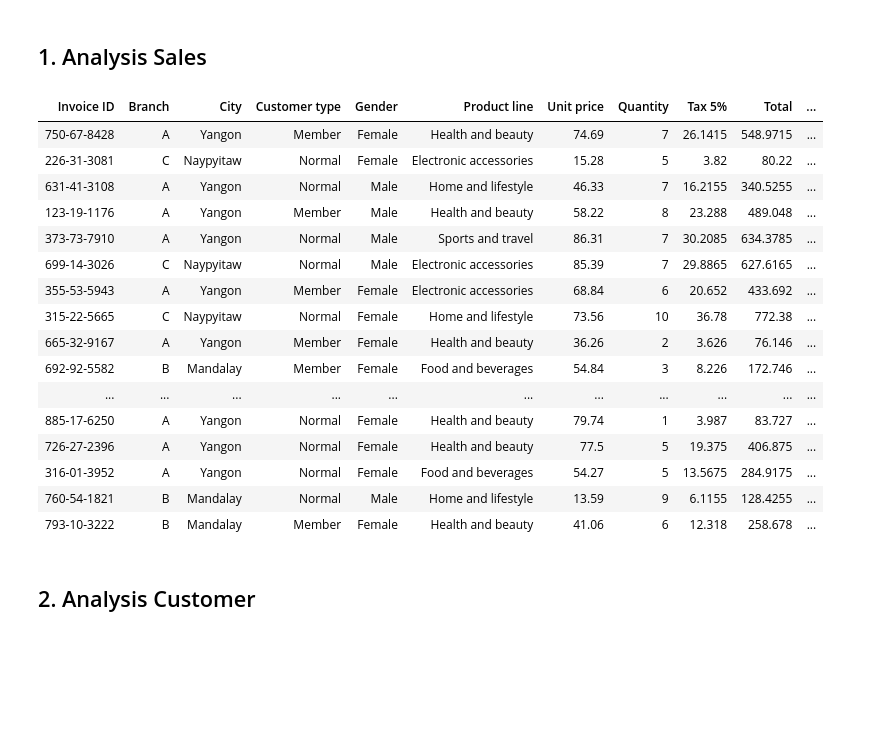
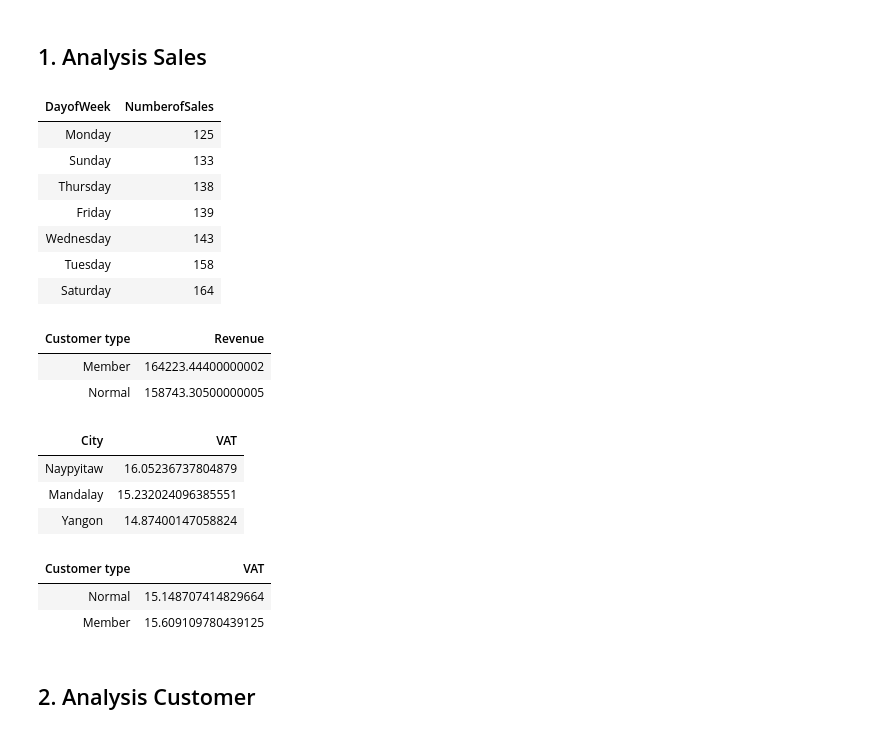
Before and after one commit to thanhphat2609/Practice_PySpark_SQL, a Jupyter notebook: walmartsales/WalmartSales_Sales+Customer_Analysis.ipynb, the cells around one changed output. Drawn from its saved outputs; the diff is of its cells as text; code cells hidden in the pictures; blank space fills up the shorter version.

```diff
--- a/walmartsales/WalmartSales_Sales+Customer_Analysis.ipynb
+++ b/walmartsales/WalmartSales_Sales+Customer_Analysis.ipynb
@@ -72,24 +72,33 @@ city_largest_vat = walmartsales_df.groupBy("City").agg({"Tax 5%": "avg"}) \
                                                   .withColumnRenamed("avg(Tax 5%)", "VAT") \
                                                   .orderBy("VAT", ascending = False)
 # 1.4. Which customer type pays the most in VAT?
+customer_type_vat = walmartsales_df.groupBy("Customer type").agg({"Tax 5%": "avg"}) \
+                                                            .withColumnRenamed("avg(Tax 5%)", "VAT") \
+                                                            .orderBy("VAT", ascending = True)
-# %% [output]
-| Invoice ID | Branch | City | Customer type | Gender | Product line | Unit price | Quantity | Tax 5% | Total | ... |
-| 750-67-8428 | A | Yangon | Member | Female | Health and beauty | 74.69 | 7 | 26.1415 | 548.9715 | ... |
-| 226-31-3081 | C | Naypyitaw | Normal | Female | Electronic accessories | 15.28 | 5 | 3.82 | 80.22 | ... |
-| 631-41-3108 | A | Yangon | Normal | Male | Home and lifestyle | 46.33 | 7 | 16.2155 | 340.5255 | ... |
-| 123-19-1176 | A | Yangon | Member | Male | Health and beauty | 58.22 | 8 | 23.288 | 489.048 | ... |
-| 373-73-7910 | A | Yangon | Normal | Male | Sports and travel | 86.31 | 7 | 30.2085 | 634.3785 | ... |
-| 699-14-3026 | C | Naypyitaw | Normal | Male | Electronic accessories | 85.39 | 7 | 29.8865 | 627.6165 | ... |
-| 355-53-5943 | A | Yangon | Member | Female | Electronic accessories | 68.84 | 6 | 20.652 | 433.692 | ... |
-| 315-22-5665 | C | Naypyitaw | Normal | Female | Home and lifestyle | 73.56 | 10 | 36.78 | 772.38 | ... |
-| 665-32-9167 | A | Yangon | Member | Female | Health and beauty | 36.26 | 2 | 3.626 | 76.146 | ... |
-| 692-92-5582 | B | Mandalay | Member | Female | Food and beverages | 54.84 | 3 | 8.226 | 172.746 | ... |
-| ... | ... | ... | ... | ... | ... | ... | ... | ... | ... | ... |
-| 885-17-6250 | A | Yangon | Normal | Female | Health and beauty | 79.74 | 1 | 3.987 | 83.727 | ... |
-| 726-27-2396 | A | Yangon | Normal | Female | Health and beauty | 77.5 | 5 | 19.375 | 406.875 | ... |
-| 316-01-3952 | A | Yangon | Normal | Female | Food and beverages | 54.27 | 5 | 13.5675 | 284.9175 | ... |
-| 760-54-1821 | B | Mandalay | Normal | Male | Home and lifestyle | 13.59 | 9 | 6.1155 | 128.4255 | ... |
-| 793-10-3222 | B | Mandalay | Member | Female | Health and beauty | 41.06 | 6 | 12.318 | 258.678 | ... |
+# %%
+display(weekday_number_sales)
+display(customer_type_revenue)
+display(city_largest_vat)
+display(customer_type_vat)
+# %% [output]
+| DayofWeek | NumberofSales |
+| Monday | 125 |
+| Sunday | 133 |
+| Thursday | 138 |
+| Friday | 139 |
+| Wednesday | 143 |
+| Tuesday | 158 |
+| Saturday | 164 |
+| Customer type | Revenue |
+| Member | 164223.44400000002 |
+| Normal | 158743.30500000005 |
+| City | VAT |
+| Naypyitaw | 16.05236737804879 |
+| Mandalay | 15.232024096385551 |
+| Yangon | 14.87400147058824 |
+| Customer type | VAT |
+| Normal | 15.148707414829664 |
+| Member | 15.609109780439125 |
 # %% [markdown]
 ## 2. Analysis Customer
 # %%
```
Also changed, not shown: parts of 3 cells of this notebook.
